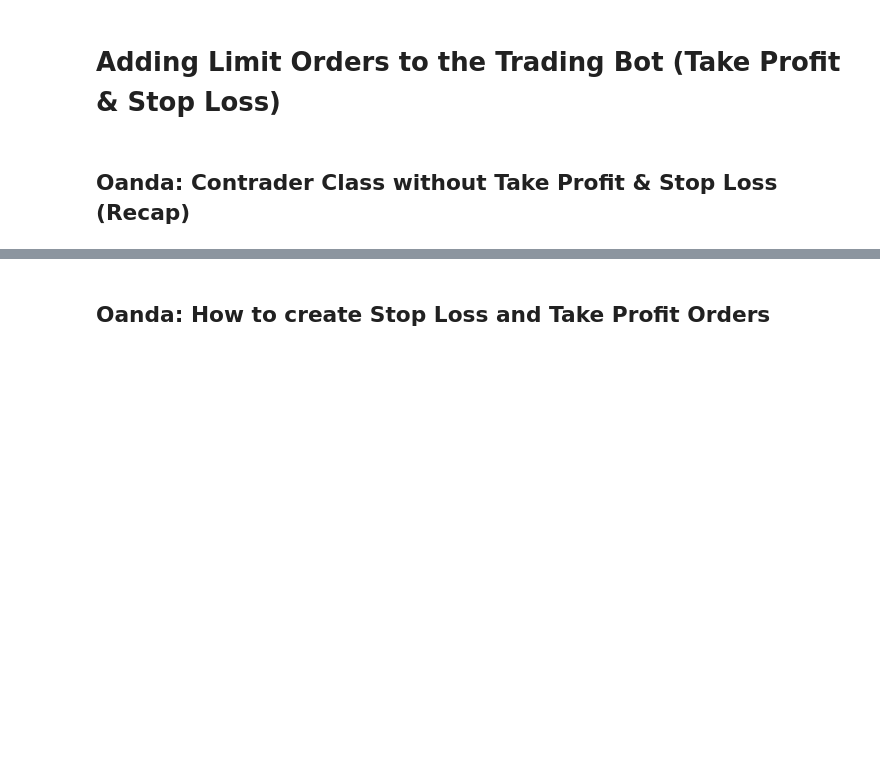
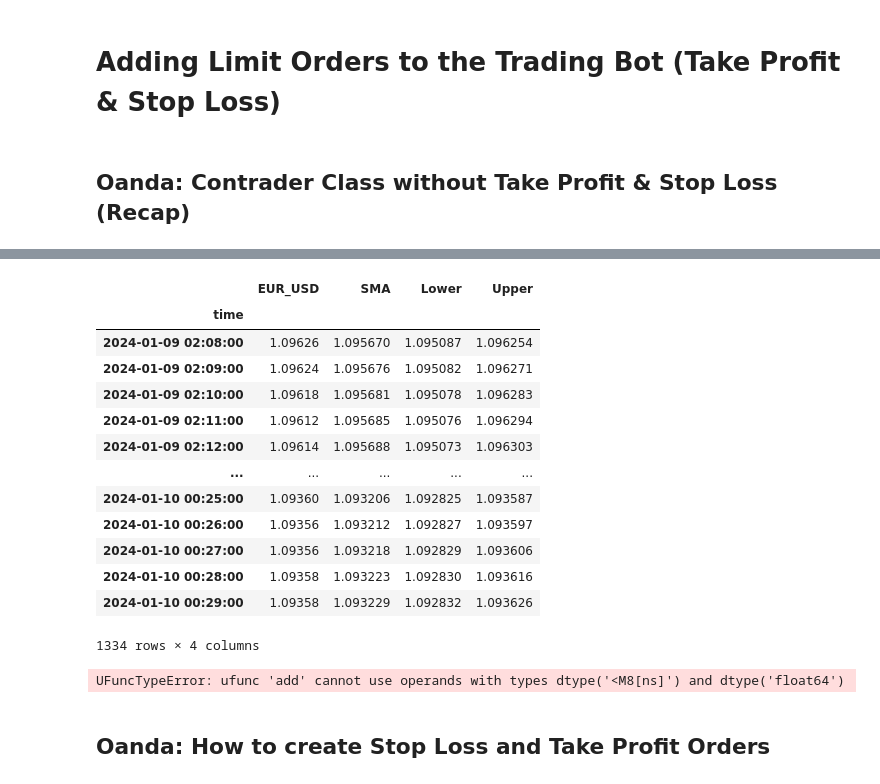
Before and after one commit to dshilman/algo-trading, a Jupyter notebook: explore/01 - Strategy.ipynb, the cells around one changed output, grey strips where cells are left out. Cells and saved outputs as stored; diff of their text form; code cells hidden in the pictures; blank space fills up the shorter version.

```diff
--- a/explore/01 - Strategy.ipynb
+++ b/explore/01 - Strategy.ipynb
@@ -167,9 +161,26 @@ new_df
 # %%
-new_df1 = new_df.loc[new_df['position'] != 0]
-new_df1
+new_df = new_df.drop(["distance", "distance_l", "position", "target"], axis=1)
+# %%
+new_df
+# %% [output]
+|  | EUR_USD | SMA | Lower | Upper |
+| time |  |  |  |  |
+| 2024-01-09 02:08:00 | 1.09626 | 1.095670 | 1.095087 | 1.096254 |
+| 2024-01-09 02:09:00 | 1.09624 | 1.095676 | 1.095082 | 1.096271 |
+| 2024-01-09 02:10:00 | 1.09618 | 1.095681 | 1.095078 | 1.096283 |
+| 2024-01-09 02:11:00 | 1.09612 | 1.095685 | 1.095076 | 1.096294 |
+| 2024-01-09 02:12:00 | 1.09614 | 1.095688 | 1.095073 | 1.096303 |
+| ... | ... | ... | ... | ... |
+| 2024-01-10 00:25:00 | 1.09360 | 1.093206 | 1.092825 | 1.093587 |
+| 2024-01-10 00:26:00 | 1.09356 | 1.093212 | 1.092827 | 1.093597 |
+| 2024-01-10 00:27:00 | 1.09356 | 1.093218 | 1.092829 | 1.093606 |
+| 2024-01-10 00:28:00 | 1.09358 | 1.093223 | 1.092830 | 1.093616 |
+| 2024-01-10 00:29:00 | 1.09358 | 1.093229 | 1.092832 | 1.093626 |
+1334 rows × 4 columns
 # %%
-recent_tick = pd.to_datetime('2023-12-18T19:53:59.394378503Z').to_pydatetime(warn=False).replace(tzinfo=None).replace(second=0, microsecond=0)
-recent_tick
+new_df['lower_slope'] = MyTT.SLOPE(new_df['Lower'], 10)
+# %% [output]
+UFuncTypeError: ufunc 'add' cannot use operands with types dtype('<M8[ns]') and dtype('float64')
 # %%
 recent_tick = datetime.strptime("2023-12-18T19:53:59.394378503Z", '%Y-%m-%dT%H:%M:%S.%fZ').replace(tzinfo=None).replace(microsecond=0)
 recent_tick
```
Also changed, not shown: parts of 15 cells of this notebook, 2 other files.
